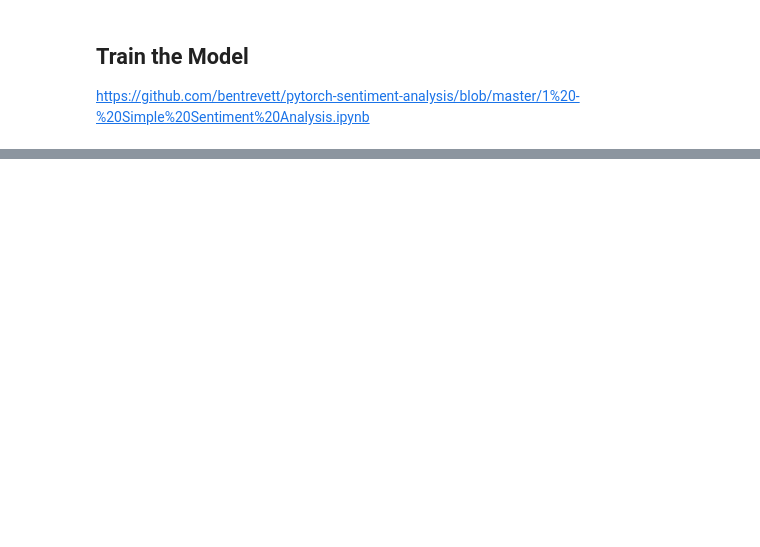
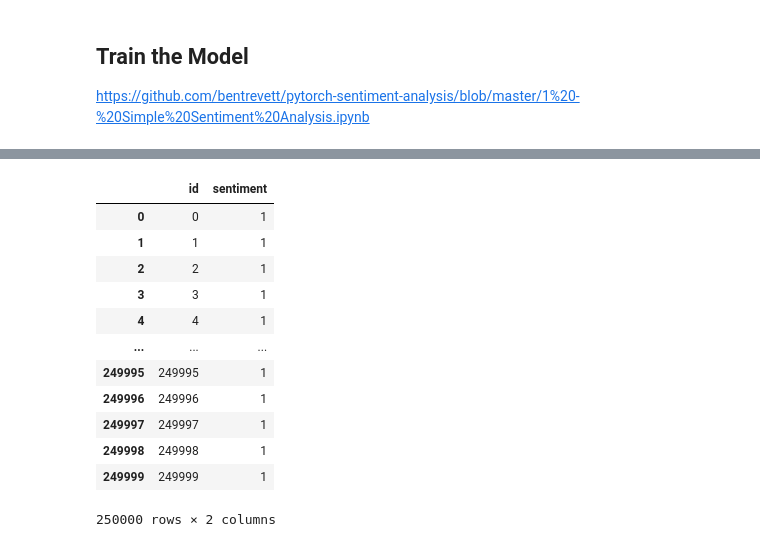
Before and after one commit to OSU-AIClub/Fall-2022, a Jupyter notebook: Kaggle Competition/SentimentAnalysisStarterCode.ipynb, the cells around one changed output, grey strips where cells are left out. Drawn from its saved outputs; the diff is of its cells as text; code cells hidden in the pictures; blank space fills up the shorter version.

Commit message:
Complete Starter Code

```diff
--- a/Kaggle Competition/SentimentAnalysisStarterCode.ipynb
+++ b/Kaggle Competition/SentimentAnalysisStarterCode.ipynb
@@ -234,2 +250,4 @@ label_pipeline('1')
+# %%
+dataset = SentimentDataset(os.path.join(DATA_DIR, 'all_sets.csv'))
 # %% [markdown]
 ## Generate DataLoader Object
@@ -412,0 +505,36 @@ print(f'Test Loss: {test_loss:.3f} | Test Acc: {test_acc*100:.2f}%')
+# %%
+def inference(model, text):
+    text_tensor = torch.tensor([START_IDX] + text_pipeline(text) + [END_IDX], dtype=torch.int32).to(device).unsqueeze(0)
+    batch_size = 1
+    h = model.init_hidden(batch_size)
+    h = tuple([x.data for x in h])
+    output, h = model(text_tensor, h)
+    prediction = output.item()
+    return 1 if prediction > 0.5 else 0
+# %%
+from tqdm import tqdm
+
+predictions = [] # {id,prediction}
+
+for id_, text in tqdm(list(pd.read_csv(os.path.join(DATA_DIR, 'test.csv'), index_col='id').itertuples(index=True, name=None))):
+    prediction = inference(model, text)
+    predictions.append({'id': id_, 'sentiment': prediction})
+
+
+preds = pd.DataFrame(predictions)
+preds.to_csv('submission.csv', index=False)
+preds
+# %% [output]
+|  | id | sentiment |
+| 0 | 0 | 1 |
+| 1 | 1 | 1 |
+| 2 | 2 | 1 |
+| 3 | 3 | 1 |
+| 4 | 4 | 1 |
+| ... | ... | ... |
+| 249995 | 249995 | 1 |
+| 249996 | 249996 | 1 |
+| 249997 | 249997 | 1 |
+| 249998 | 249998 | 1 |
+| 249999 | 249999 | 1 |
+250000 rows × 2 columns
```
Also changed, not shown: parts of 35 cells of this notebook, 1 other file.
